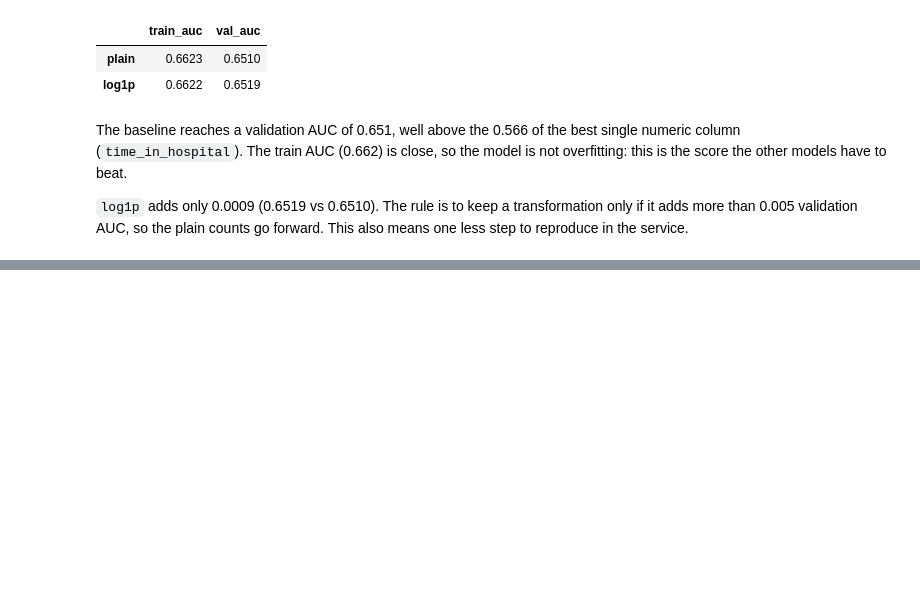
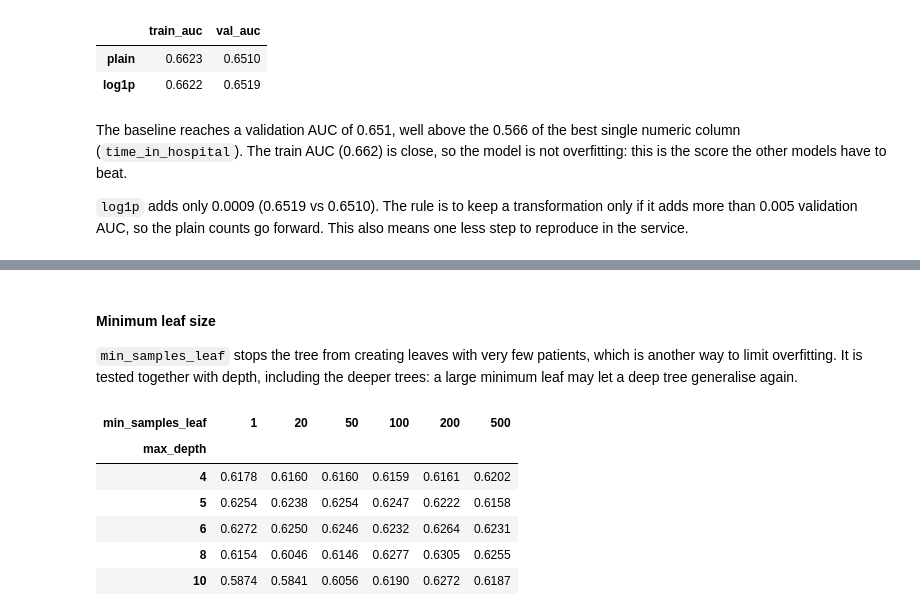
Before and after one commit to gigifumagalli/diabetes-readmission, a Jupyter notebook: notebooks/02_modelling.ipynb, the cells around one changed output, grey strips where cells are left out. Drawn from its saved outputs; the diff is of its cells as text; code cells hidden in the pictures; blank space fills up the shorter version.

```diff
--- a/notebooks/02_modelling.ipynb
+++ b/notebooks/02_modelling.ipynb
@@ -257,0 +298,16 @@ AUC, so the plain counts go forward. This also means one less step to reproduce
+# %%
+def evaluate(estimator: BaseEstimator, features: list[str]) -> dict[str, float]:
+    """Fit DictVectorizer + estimator on train and return the AUC on train and validation."""
+    model = make_pipeline(DictVectorizer(), estimator)
+    model.fit(to_dicts(train_prep, features), y_train)
+    p_train = model.predict_proba(to_dicts(train_prep, features))[:, 1]
+    p_val = model.predict_proba(to_dicts(val_prep, features))[:, 1]
+    return {"train_auc": roc_auc_score(y_train, p_train), "val_auc": roc_auc_score(y_val, p_val)}
+
+
+# None = no depth limit: the tree keeps splitting until its leaves cannot be split further
+depth_results = pd.DataFrame({
+    str(depth): evaluate(DecisionTreeClassifier(max_depth=depth, random_state=1), FEATURES_ALL)
+    for depth in [1, 2, 3, 4, 5, 6, 7, 8, 10, 15, None]
+}).T
+depth_results.round(4)
@@ -257,0 +338,25 @@ AUC, so the plain counts go forward. This also means one less step to reproduce
+# %% [markdown]
+#### Minimum leaf size
+
+`min_samples_leaf` stops the tree from creating leaves with very few patients, which is another way to limit overfitting.
+It is tested together with depth, including the deeper trees: a large minimum leaf may let a deep tree generalise again.
+# %%
+leaf_results = pd.DataFrame({
+    (depth, leaf): evaluate(
+        DecisionTreeClassifier(max_depth=depth, min_samples_leaf=leaf, random_state=1), FEATURES_ALL
+    )
+    for depth in [4, 5, 6, 8, 10]
+    for leaf in [1, 20, 50, 100, 200, 500]
+}).T
+leaf_results.index.names = ["max_depth", "min_samples_leaf"]
+
+# One row per depth, one column per leaf size: validation AUC only
+leaf_results["val_auc"].unstack().round(4)
+# %% [output]
+| min_samples_leaf | 1 | 20 | 50 | 100 | 200 | 500 |
+| max_depth |  |  |  |  |  |  |
+| 4 | 0.6178 | 0.6160 | 0.6160 | 0.6159 | 0.6161 | 0.6202 |
+| 5 | 0.6254 | 0.6238 | 0.6254 | 0.6247 | 0.6222 | 0.6158 |
+| 6 | 0.6272 | 0.6250 | 0.6246 | 0.6232 | 0.6264 | 0.6231 |
+| 8 | 0.6154 | 0.6046 | 0.6146 | 0.6277 | 0.6305 | 0.6255 |
+| 10 | 0.5874 | 0.5841 | 0.6056 | 0.6190 | 0.6272 | 0.6187 |
```
Also changed, not shown: parts of 11 cells of this notebook.
